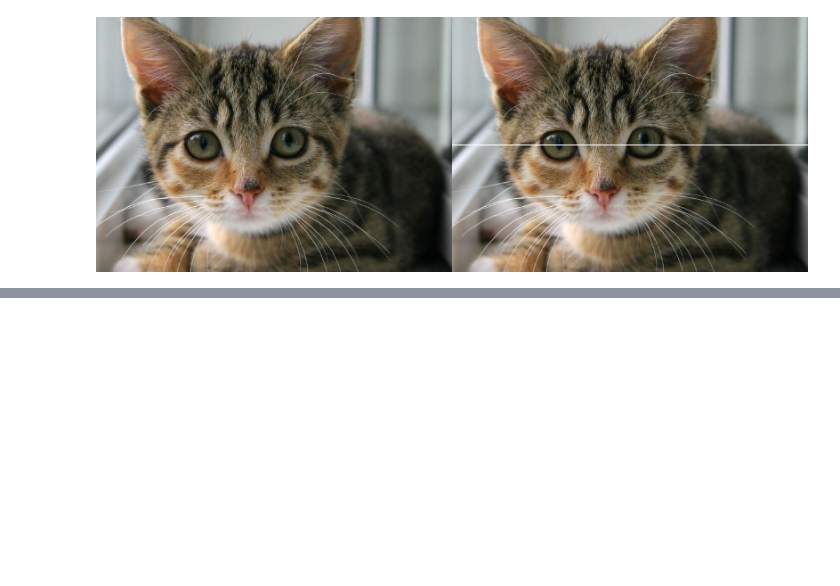
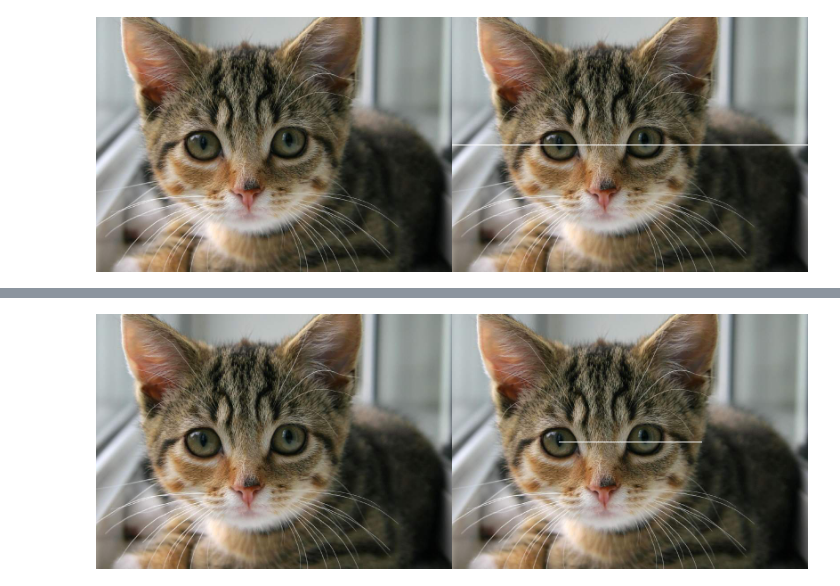
Before and after one commit to rsakml/PCVK_Genap_2022, a Jupyter notebook: Week1.ipynb, the cells around one changed output, grey strips where cells are left out. Saved outputs shown, nothing was run; the diff lists cells and outputs as text; code cells hidden in the pictures; blank space fills up the shorter version.

```diff
--- a/Week1.ipynb
+++ b/Week1.ipynb
@@ -47,0 +86,13 @@ cv2_imshow(final_frame)
+# %%
+image_2 = cv.cvtColor(image, cv.COLOR_BGR2RGB)
+image_3 = cv.cvtColor(image, cv.COLOR_BGR2RGB)
+
+garis_awal = (int(lebar/2) - 80, int(tinggi/2))
+garis_akhir = (int(lebar/2) + 80, int(tinggi/2))
+
+cv.line(image_3, garis_awal, garis_akhir, (255,255,255), 1)
+
+final_frame = cv.hconcat((image_2, image_3))
+cv2_imshow(final_frame)
+# %% [output]
+[figure, added]
```
Also changed, not shown: parts of 4 cells of this notebook.
